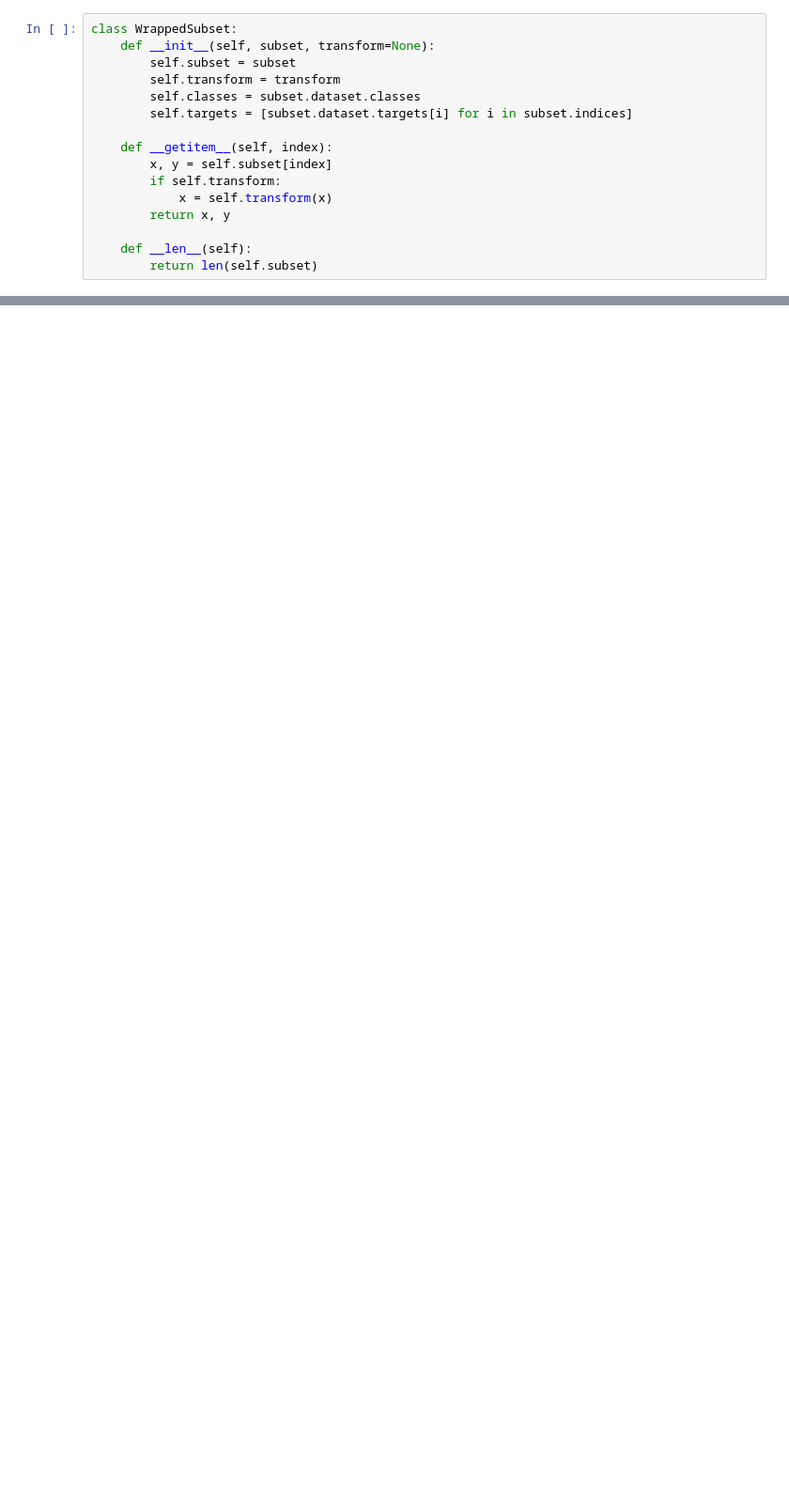
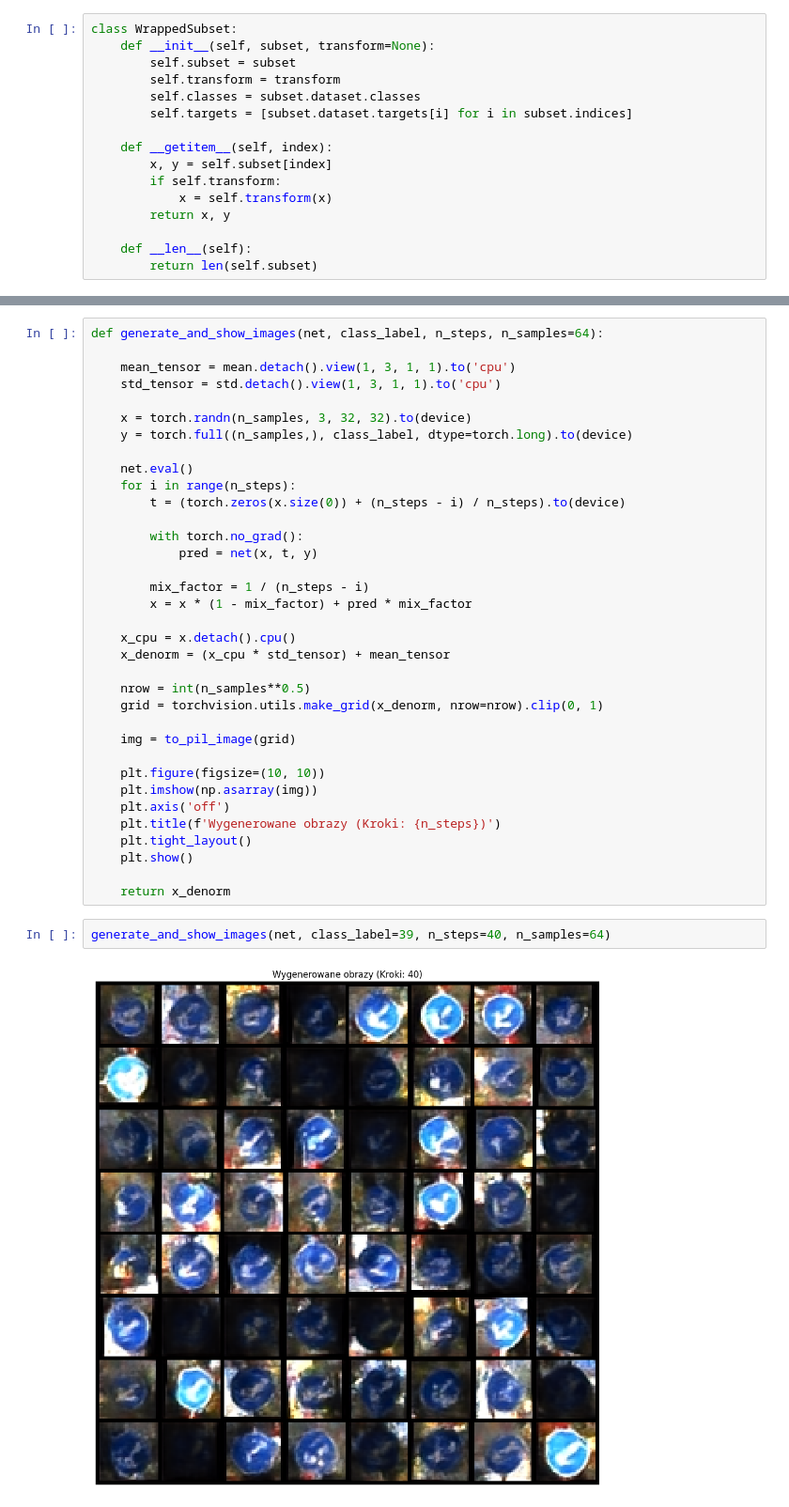
Before and after one commit to SebastianBoteroLeonik/SSNE_miniprojekt4, a Jupyter notebook: sroda_BoteroLeonikSebastian_JedrychAdrian.ipynb, the cells around one changed output, grey strips where cells are left out. Shown at 94% size. Cells and saved outputs as stored; diff of their text form; blank space fills up the shorter version.

```diff
--- a/sroda_BoteroLeonikSebastian_JedrychAdrian.ipynb
+++ b/sroda_BoteroLeonikSebastian_JedrychAdrian.ipynb
@@ -256,0 +308,39 @@ Finished epoch 19. Average loss for this epoch: 0.344579
+# %%
+def generate_and_show_images(net, class_label, n_steps, n_samples=64):
+
+    mean_tensor = mean.detach().view(1, 3, 1, 1).to('cpu')
+    std_tensor = std.detach().view(1, 3, 1, 1).to('cpu')
+
+    x = torch.randn(n_samples, 3, 32, 32).to(device)
+    y = torch.full((n_samples,), class_label, dtype=torch.long).to(device)
+
+    net.eval()
+    for i in range(n_steps):
+        t = (torch.zeros(x.size(0)) + (n_steps - i) / n_steps).to(device)
+
+        with torch.no_grad():
+            pred = net(x, t, y)
+
+        mix_factor = 1 / (n_steps - i)
+        x = x * (1 - mix_factor) + pred * mix_factor
+
+    x_cpu = x.detach().cpu()
+    x_denorm = (x_cpu * std_tensor) + mean_tensor
+
+    nrow = int(n_samples**0.5)
+    grid = torchvision.utils.make_grid(x_denorm, nrow=nrow).clip(0, 1)
+
+    img = to_pil_image(grid)
+
+    plt.figure(figsize=(10, 10))
+    plt.imshow(np.asarray(img))
+    plt.axis('off')
+    plt.title(f'Wygenerowane obrazy (Kroki: {n_steps})')
+    plt.tight_layout()
+    plt.show()
+
+    return x_denorm
+# %%
+generate_and_show_images(net, class_label=39, n_steps=40, n_samples=64)
+# %% [output]
+[figure, added]
```
Also changed, not shown: parts of 18 cells of this notebook.
